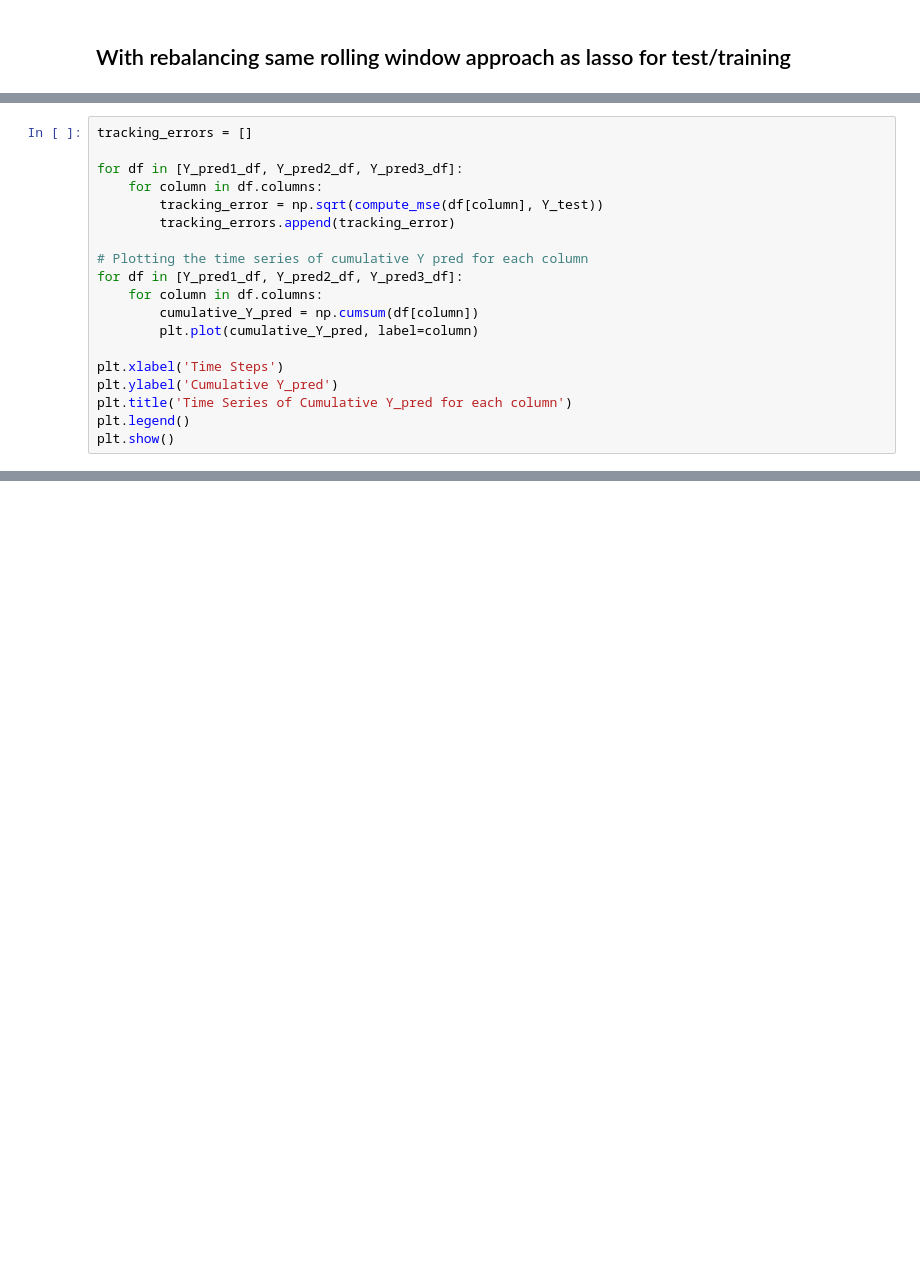
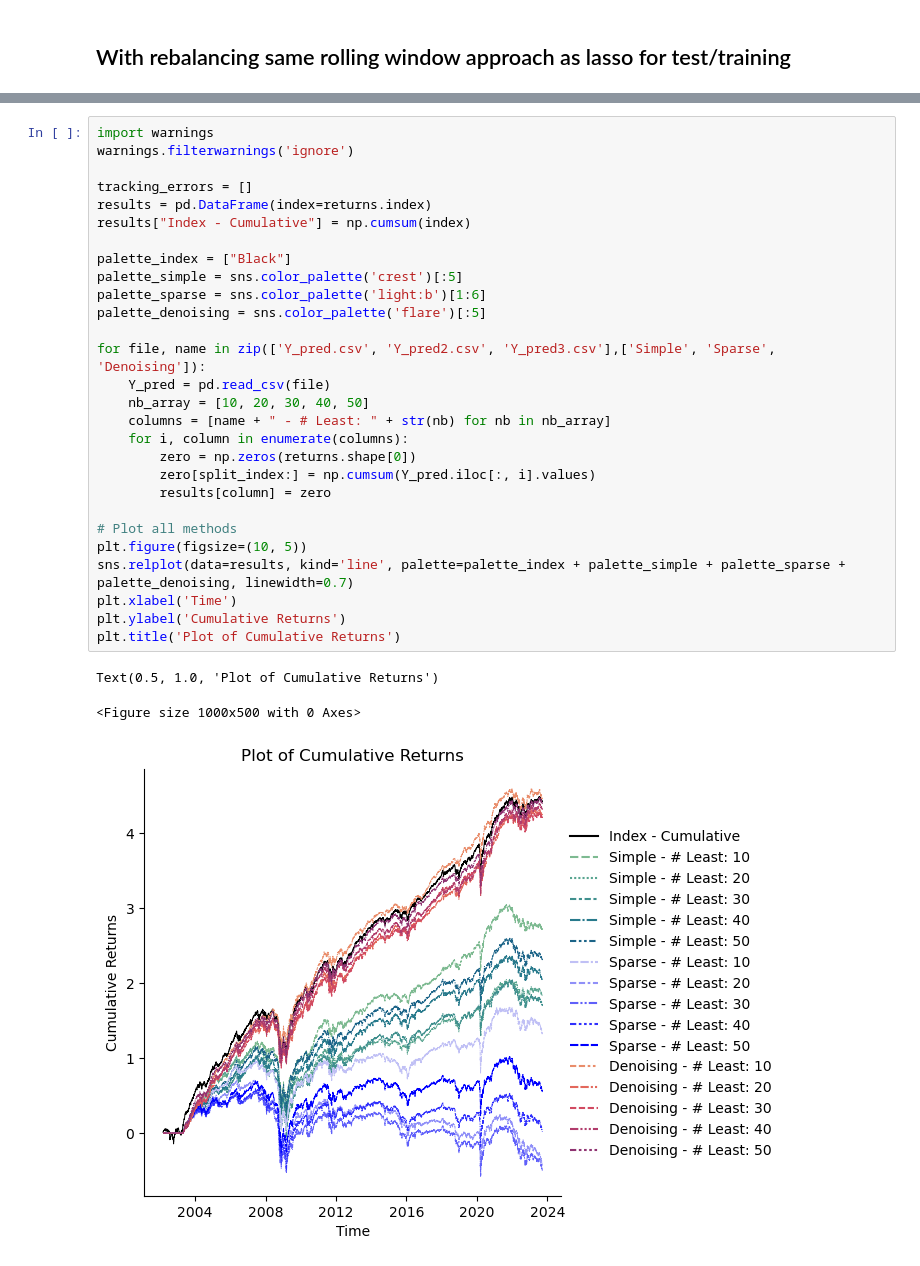
Before and after one commit to alexander-schaller/financial-machine-learning-projects-group2, a Jupyter notebook: Autoencoder.ipynb, the cells around one changed output, grey strips where cells are left out. Cells and saved outputs as stored; diff of their text form; blank space fills up the shorter version.

Commit message:
All methods plotted

```diff
--- a/Autoencoder.ipynb
+++ b/Autoencoder.ipynb
@@ -667,19 +655,0 @@ Y_pred2_df
-# %%
-tracking_errors = []
-
-for df in [Y_pred1_df, Y_pred2_df, Y_pred3_df]:
-    for column in df.columns:
-        tracking_error = np.sqrt(compute_mse(df[column], Y_test))
-        tracking_errors.append(tracking_error)
-
-# Plotting the time series of cumulative Y pred for each column
-for df in [Y_pred1_df, Y_pred2_df, Y_pred3_df]:
-    for column in df.columns:
-        cumulative_Y_pred = np.cumsum(df[column])
-        plt.plot(cumulative_Y_pred, label=column)
-
-plt.xlabel('Time Steps')
-plt.ylabel('Cumulative Y_pred')
-plt.title('Time Series of Cumulative Y_pred for each column')
-plt.legend()
-plt.show()
@@ -687,0 +658,32 @@ ValueError: operands could not be broadcast together with shapes (5,) (221,)
+# %%
+import warnings
+warnings.filterwarnings('ignore')
+
+tracking_errors = []
+results = pd.DataFrame(index=returns.index)
+results["Index - Cumulative"] = np.cumsum(index)
+
+palette_index = ["Black"]
+palette_simple = sns.color_palette('crest')[:5]
+palette_sparse = sns.color_palette('light:b')[1:6]
+palette_denoising = sns.color_palette('flare')[:5]
+
+for file, name in zip(['Y_pred.csv', 'Y_pred2.csv', 'Y_pred3.csv'],['Simple', 'Sparse', 'Denoising']):
+    Y_pred = pd.read_csv(file)
+    nb_array = [10, 20, 30, 40, 50]
+    columns = [name + " - # Least: " + str(nb) for nb in nb_array]
+    for i, column in enumerate(columns):
+        zero = np.zeros(returns.shape[0])
+        zero[split_index:] = np.cumsum(Y_pred.iloc[:, i].values)
+        results[column] = zero
+
+# Plot all methods
+plt.figure(figsize=(10, 5))
+sns.relplot(data=results, kind='line', palette=palette_index + palette_simple + palette_sparse + palette_denoising, linewidth=0.7)
+plt.xlabel('Time')
+plt.ylabel('Cumulative Returns')
+plt.title('Plot of Cumulative Returns')
+# %% [output]
+Text(0.5, 1.0, 'Plot of Cumulative Returns')
+<Figure size 1000x500 with 0 Axes>
+[figure, added]
```
Also changed, not shown: parts of 18 cells of this notebook, 4 other files.
